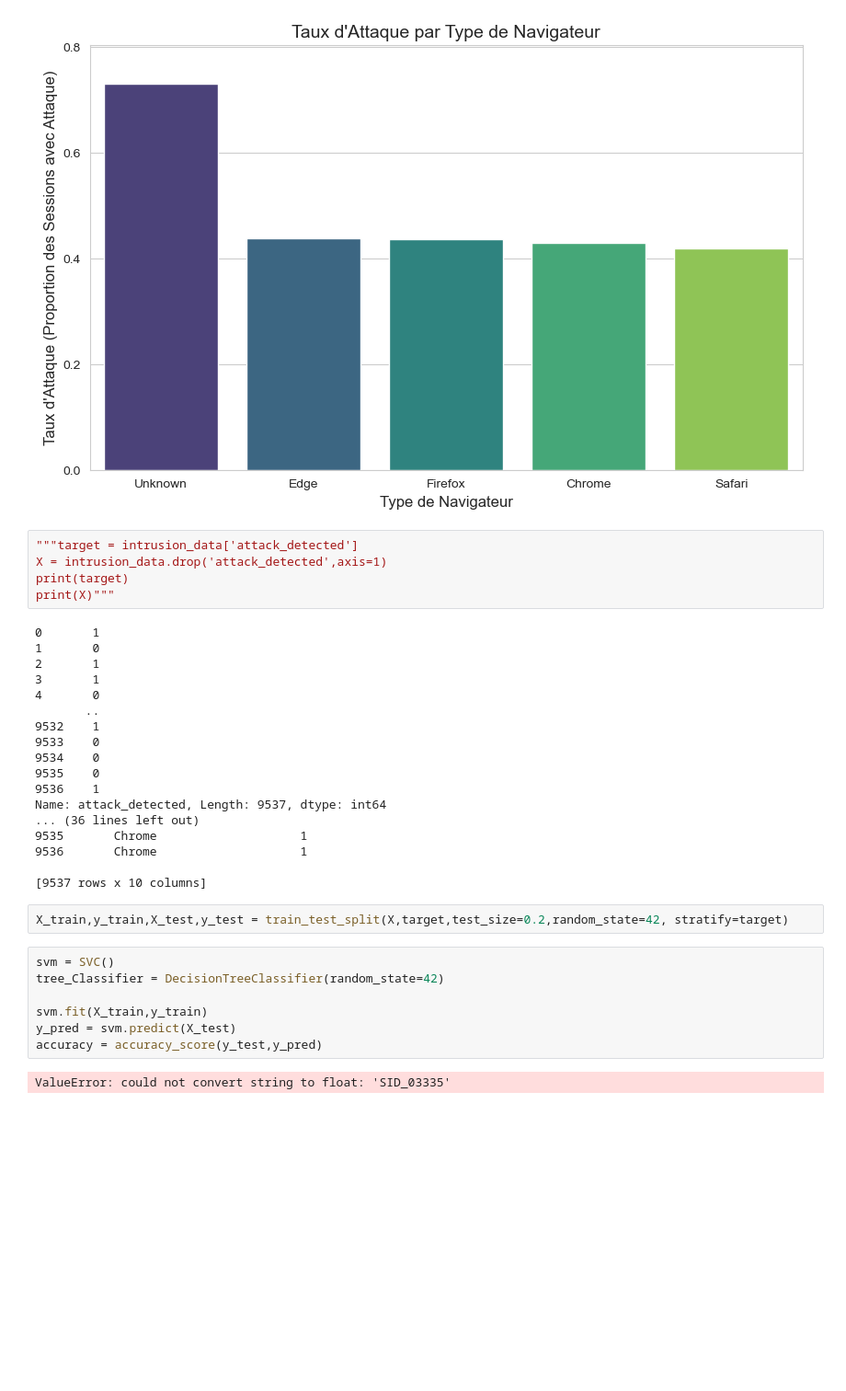
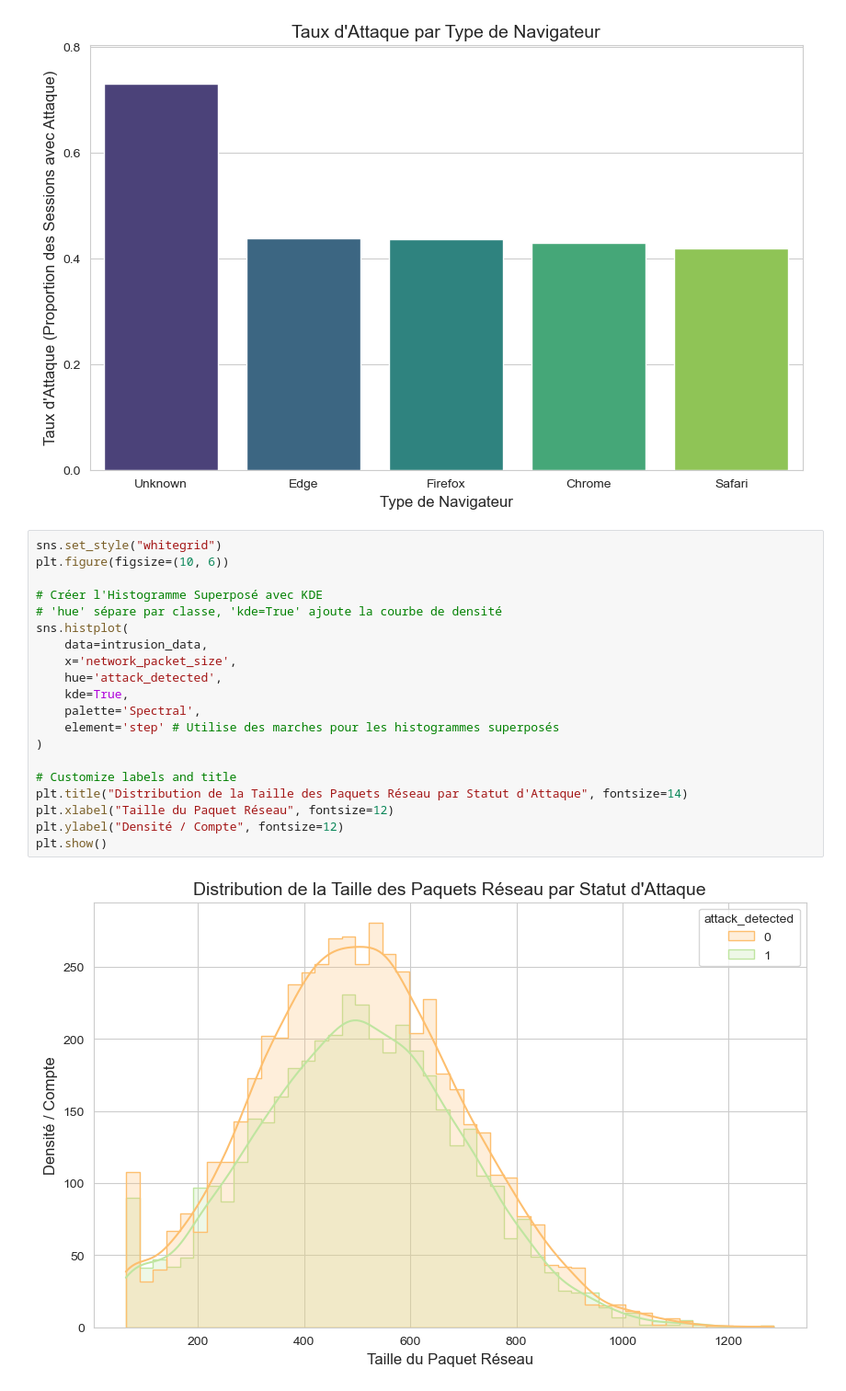
Before and after one commit to mangoshaker/Cybersecurity-Intrusion-Detection, a Jupyter notebook: CybersecurityIntrusionDetection.ipynb, the cells around one changed output. Shown: that part at 92% size. Cells and saved outputs as stored; diff of their text form; blank space fills up the shorter version.

```diff
--- a/CybersecurityIntrusionDetection.ipynb
+++ b/CybersecurityIntrusionDetection.ipynb
@@ -102,37 +103,25 @@ plt.ylim(0, attack_rate_by_browser['attack_rate'].max() * 1.1) # Ajuster la limi
 plt.show()
 # %% [output]
 [figure]
-# %%
-"""target = intrusion_data['attack_detected']
-X = intrusion_data.drop('attack_detected',axis=1)
-print(target)
-print(X)"""
-# %% [output]
-0       1
-1       0
-2       1
-3       1
-4       0
-       ..
-9532    1
-9533    0
-9534    0
-9535    0
-9536    1
-Name: attack_detected, Length: 9537, dtype: int64
-... (36 lines left out)
-9535       Chrome                    1
-9536       Chrome                    1
-
-[9537 rows x 10 columns]
-# %%
-X_train,y_train,X_test,y_test = train_test_split(X,target,test_size=0.2,random_state=42, stratify=target)
-# %%
-svm = SVC()
-tree_Classifier = DecisionTreeClassifier(random_state=42)
-
-svm.fit(X_train,y_train)
-y_pred = svm.predict(X_test)
-accuracy = accuracy_score(y_test,y_pred)
-# %% [output]
-ValueError: could not convert string to float: 'SID_03335'
+# %%
+sns.set_style("whitegrid")
+plt.figure(figsize=(10, 6))
+
+# Créer l'Histogramme Superposé avec KDE
+# 'hue' sépare par classe, 'kde=True' ajoute la courbe de densité
+sns.histplot(
+    data=intrusion_data,
+    x='network_packet_size',
+    hue='attack_detected',
+    kde=True,
+    palette='Spectral',
+    element='step' # Utilise des marches pour les histogrammes superposés
+)
+
+# Customize labels and title
+plt.title("Distribution de la Taille des Paquets Réseau par Statut d'Attaque", fontsize=14)
+plt.xlabel("Taille du Paquet Réseau", fontsize=12)
+plt.ylabel("Densité / Compte", fontsize=12)
+plt.show()
+# %% [output]
+[figure, added]
```
Also changed, not shown: parts of 7 cells of this notebook.
